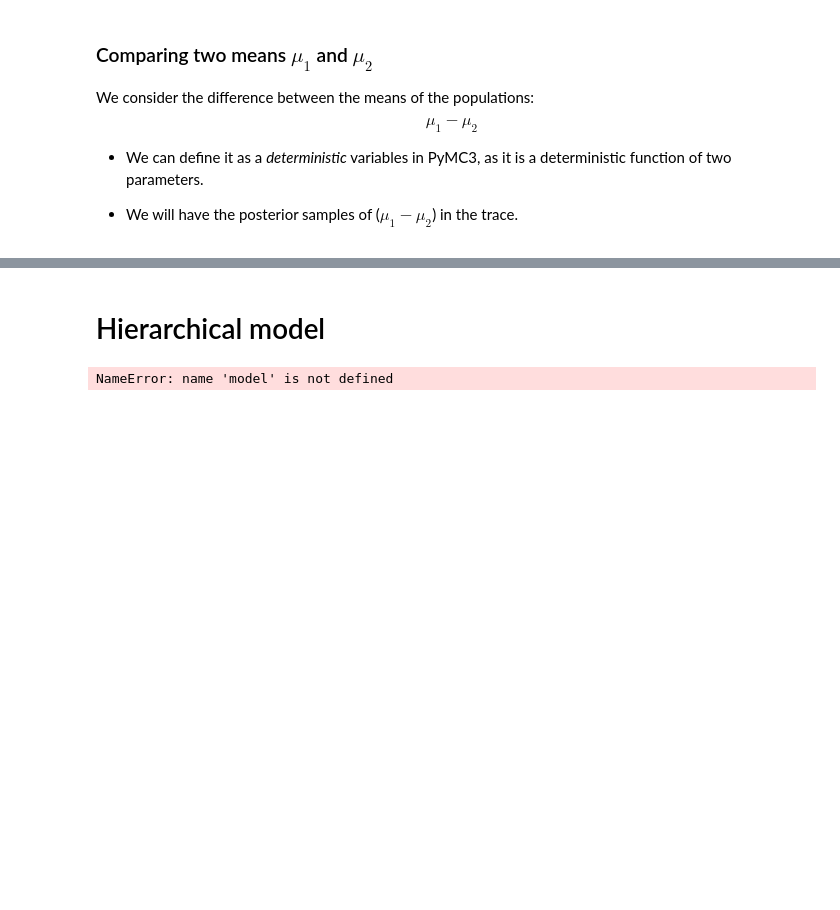
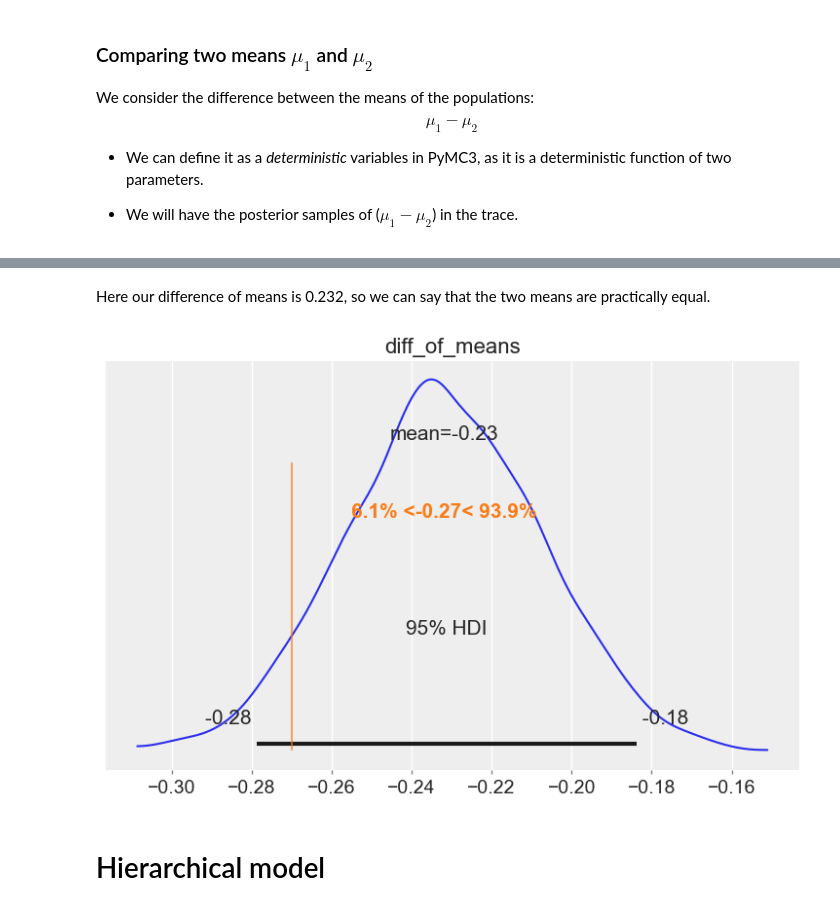
Before and after one commit to FabioLddo/netflix_popular_movies_probabilistic_programming, a Jupyter notebook: project_netflix_analysis.ipynb, the cells around one changed output, grey strips where cells are left out. Cells and saved outputs as stored; diff of their text form; code cells hidden in the pictures; blank space fills up the shorter version.

```diff
--- a/project_netflix_analysis.ipynb
+++ b/project_netflix_analysis.ipynb
@@ -129,3 +130,6 @@ netflix.head()
+# %%
+netflix["director"] = netflix["director"].astype("category")
+directors = list(netflix["director"].cat.categories)
 # %% [markdown]
 # Hypothesis testing
 # %%
@@ -252,21 +264,21 @@ $$\mu_1 - \mu_2$$
 
 * We will have the posterior samples of ($\mu_1 - \mu_2$) in the trace.
 # %%
-with pm.Model() as normal_model:
-    #prior
-    mu_imdb = pm.Normal('mu_imdb', mu = 6.5, sd = 1.375)
-    mu_tmdb = pm.Normal('mu_tmdb', mu = 6.5, sd = 1.375)
-    sigma_imdb = pm.HalfNormal('sigma_imdb', sigma=2.75)
-    sigma_tmdb = pm.HalfNormal('sigma_tmdb', sigma=2.75)
+# with pm.Model() as normal_model:
+#     #prior
+#     mu_imdb = pm.Normal('mu_imdb', mu = 6.5, sd = 1.133)
+#     mu_tmdb = pm.Normal('mu_tmdb', mu = 6.5, sd = 1.067)
+#     sigma_imdb = pm.HalfNormal('sigma_imdb', sigma=2.7)
+#     sigma_tmdb = pm.HalfNormal('sigma_tmdb', sigma=2.7)
 
 
-    #likelihood of group 1
-    #y_imdb = pm.Normal('y_1', mu=mu_imdb, sigma=sigma_imdb, observed=netflix_describe['imdb_score'])
-    y_imdb = pm.Bound(pm.Normal, lower=1, upper=10)('y_1', mu=mu_imdb, sd=sigma_imdb, observed=netflix_describe['imdb_score'])
+#     #likelihood of group 1
+#     #y_imdb = pm.Normal('y_1', mu=mu_imdb, sigma=sigma_imdb, observed=netflix_describe['imdb_score'])
+#     y_imdb = pm.Bound(pm.Normal, lower=1, upper=10)('y_1', mu=mu_imdb, sd=sigma_imdb, observed=netflix_describe['imdb_score'])
 
-    #likelihood of group 2
-    #y_tmdb = pm.Normal('y_2', mu=mu_tmdb, sigma=sigma_tmdb, observed=netflix_describe['tmdb_score'])
-    y_tmdb = pm.Bound(pm.Normal, lower=1, upper=10)('y_2', mu=mu_tmdb, sd=sigma_tmdb, observed=netflix_describe['tmdb_score'])
+#     #likelihood of group 2
+#     #y_tmdb = pm.Normal('y_2', mu=mu_tmdb, sigma=sigma_tmdb, observed=netflix_describe['tmdb_score'])
+#     y_tmdb = pm.Bound(pm.Normal, lower=1, upper=10)('y_2', mu=mu_tmdb, sd=sigma_tmdb, observed=netflix_describe['tmdb_score'])
 
-    #The deterministic variables are function of the parameters, whose values appear in the trace.
-    diff_of_means = pm.Deterministic ('diff_of_means', mu_imdb - mu_tmdb)
+#     #The deterministic variables are function of the parameters, whose values appear in the trace.
+#     diff_of_means = pm.Deterministic ('diff_of_means', mu_imdb - mu_tmdb)
@@ -275,17 +289,15 @@ with pm.Model() as normal_model:
     #prior
     mu_imdb = pm.Normal('mu_imdb', mu = imdb_mean, sd = imdb_std)
     mu_tmdb = pm.Normal('mu_tmdb', mu = tmdb_mean, sd = tmdb_std)
-    sigma_imdb = pm.HalfNormal('sigma_imdb', sigma=2.75)
-    sigma_tmdb = pm.HalfNormal('sigma_tmdb', sigma=2.75)
+    sigma_imdb = pm.HalfNormal('sigma_imdb', sigma=2.7)
+    sigma_tmdb = pm.HalfNormal('sigma_tmdb', sigma=2.7)
 
 
     #likelihood of group 1
-    #y_imdb = pm.Normal('y_1', mu=mu_imdb, sigma=sigma_imdb, observed=netflix_describe['imdb_score'])
-    y_imdb = pm.Bound(pm.Normal, lower=1, upper=10)('y_1', mu=mu_imdb, sd=sigma_imdb, observed=netflix_describe['imdb_score'])
+    y_imdb = pm.Normal  ('y_1',  mu=mu_imdb,      sigma=sigma_imdb,       observed= netflix['imdb_score'])
 
     #likelihood of group 2
-    #y_tmdb = pm.Normal('y_2', mu=mu_tmdb, sigma=sigma_tmdb, observed=netflix_describe['tmdb_score'])
-    y_tmdb = pm.Bound(pm.Normal, lower=1, upper=10)('y_2', mu=mu_tmdb, sd=sigma_tmdb, observed=netflix_describe['tmdb_score'])
+    y_tmdb = pm.Normal  ('y_2',  mu=mu_tmdb, sigma=sigma_tmdb, observed= netflix['tmdb_score'])
 
     #The deterministic variables are function of the parameters, whose values appear in the trace.
     diff_of_means = pm.Deterministic ('diff_of_means', mu_imdb - mu_tmdb)
@@ -308,7 +333,11 @@ az.summary(normal_trace, hdi_prob=0.95)
+# %% [markdown]
+Here our difference of means is 0.232, so we can say that the two means are practically equal.
 # %%
-# Possible question 2: which is the posterior probability of an higher score in tmdb scoreboard?
+# Possible question 2: which is the posterior probability of an higher score in imdb scoreboard?
 
 #There is a probability >95% of tmdb giving an higher score than imdb; thus we accept the hypothesis oftmdb giving higher scores.
-az.plot_posterior(normal_trace,  var_names="diff_of_means", ref_val=0, hdi_prob=0.95);
+az.plot_posterior(normal_trace,  var_names="diff_of_means", ref_val=-0.27, hdi_prob=0.95);
+# %% [output]
+[figure, added]
 # %% [markdown]
 # Hierarchical model
@@ -333,6 +343,0 @@ with pm.Model() as model:
-# %%
-# Fit the model
-with model:
-    trace = pm.sample(1000, tune=1000)
-# %% [output]
-NameError: name 'model' is not defined
```
Also changed, not shown: parts of 38 cells of this notebook.
